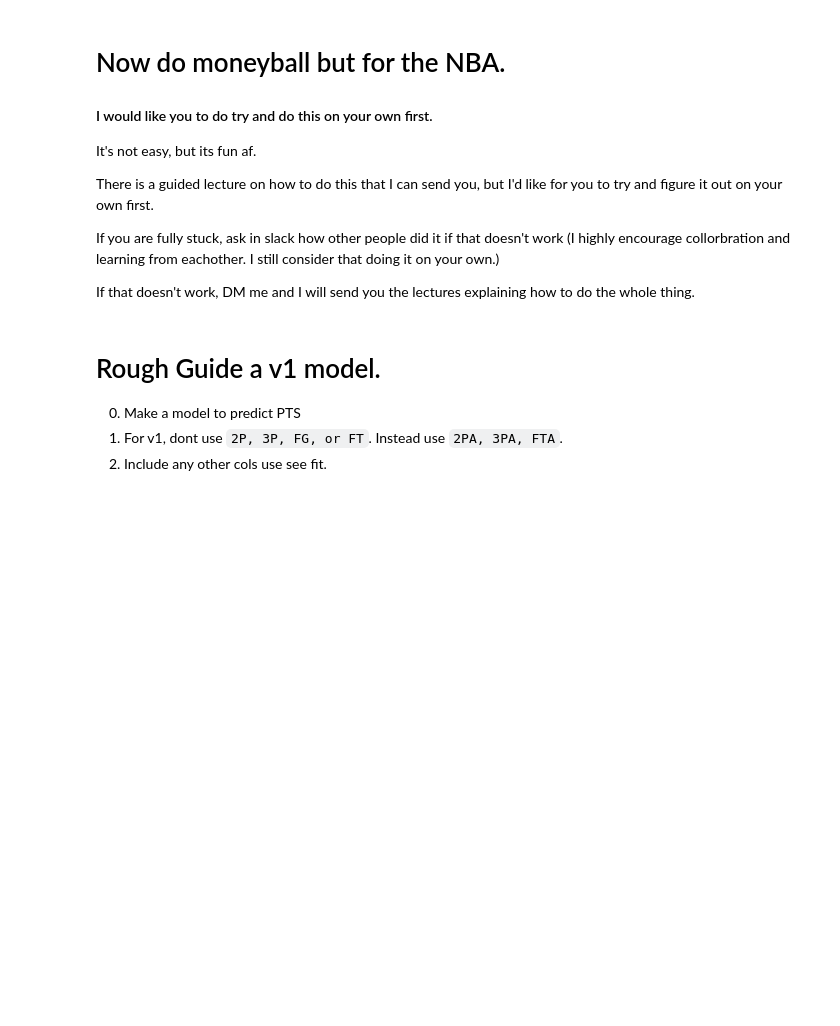
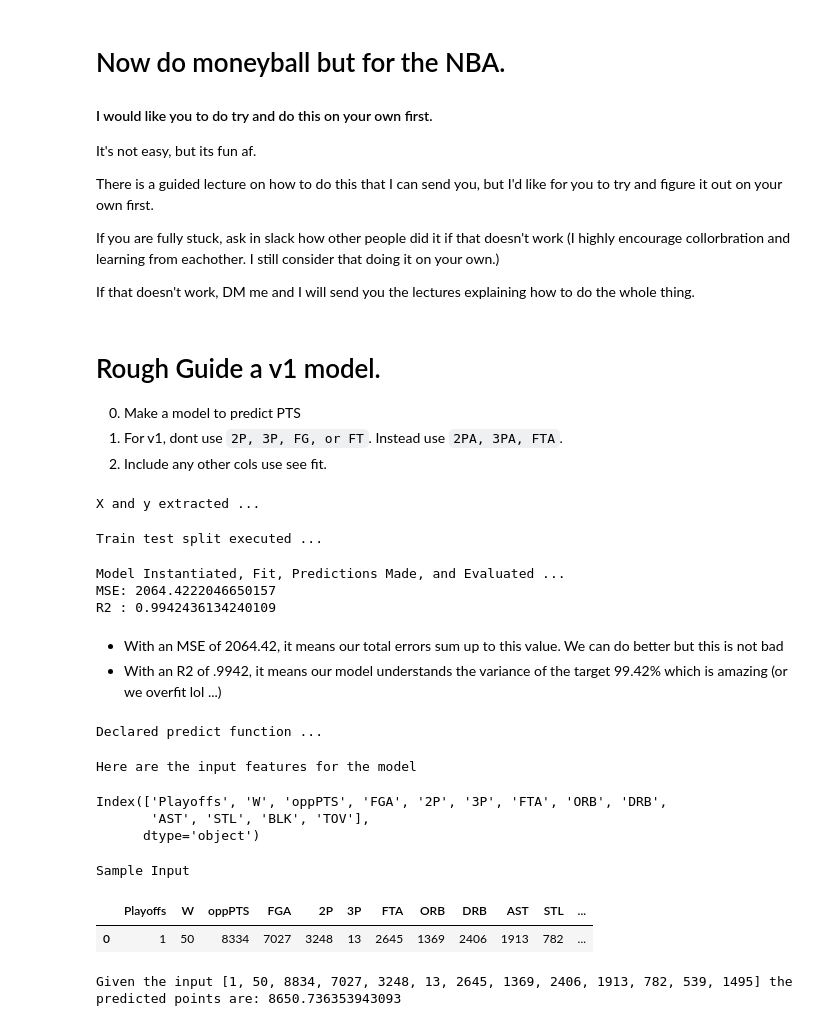
Before and after one commit to floresloyd/2024-DS-Tue, a Jupyter notebook: Week-07-Regression/Exercise-Regression-LF.ipynb, the cells around one changed output. Saved outputs shown, nothing was run; the diff lists cells and outputs as text; code cells hidden in the pictures; blank space fills up the shorter version.

```diff
--- a/Week-07-Regression/Exercise-Regression-LF.ipynb
+++ b/Week-07-Regression/Exercise-Regression-LF.ipynb
@@ -179,3 +205,80 @@ If that doesn't work, DM me and I will send you the lectures explaining how to d
 0. Make a model to predict PTS
 0. For v1, dont use `2P, 3P, FG, or FT`.  Instead use `2PA, 3PA, FTA`.
 0. Include any other cols use see fit.
+# %%
+to_drop = ['SeasonEnd', 'Team', 'FG', '2PA', '3PA', 'FT']
+df_for_v1 = df.copy()
+df_for_v1.drop(columns=to_drop, inplace=True)
+# %%
+# Since we need to predict points, We will need to make it our target. Every other column will be a feature to predict PTS
+y = df_for_v1['PTS']
+X = df_for_v1.drop(columns='PTS')
+print("X and y extracted ...")
+# %% [output]
+X and y extracted ...
+# %%
+# Split the data into training and testing sets
+X_train, X_test, y_train, y_test = train_test_split(X, y, test_size=0.2, random_state=42)
+print("Train test split executed ...")
+# %% [output]
+Train test split executed ...
+# %%
+# Initialize the LR model
+v1_model = LinearRegression()
+
+# Fit/train
+v1_model.fit(X_train, y_train)
+
+# Predict on Test set
+y_pred = v1_model.predict(X_test)
+
+# Evaluate model
+v1_mse = mean_squared_error(y_test, y_pred)
+v1_rsquared = v1_model.score(X_test, y_test)
+
+print("Model Instantiated, Fit, Predictions Made, and Evaluated ...")
+print(f"MSE: {v1_mse}")
+print(f"R2 : {v1_rsquared}")
+# %% [output]
+Model Instantiated, Fit, Predictions Made, and Evaluated ...
+MSE: 2064.4222046650157
+R2 : 0.9942436134240109
+# %% [markdown]
+- With an MSE of 2064.42, it means our total errors sum up to this value. We can do better but this is not bad
+- With an R2 of .9942, it means our model understands the variance of the target 99.42% which is amazing (or we overfit lol ...)
+# %%
+# Turn the model into something we can use to predict points
+
+def predict_points(model, input_data):
+    # Ensure that the input data has the same
+    input_array = np.array(input_data).reshape(1, -1) # ensure that it is 2d to satisfy sci-kit learn
+
+    # Make prediction given your values
+    predicted_points = model.predict(input_array)
+
+    return predicted_points[0]
+
+print("Declared predict function ...")
+# %% [output]
+Declared predict function ...
+# %%
+print("Here are the input features for the model")
+X.columns
+# %% [output]
+Here are the input features for the model
+Index(['Playoffs', 'W', 'oppPTS', 'FGA', '2P', '3P', 'FTA', 'ORB', 'DRB',
+       'AST', 'STL', 'BLK', 'TOV'],
+      dtype='object')
+# %%
+print("Sample Input")
+X.head(1)
+# %% [output]
+Sample Input
+|  | Playoffs | W | oppPTS | FGA | 2P | 3P | FTA | ORB | DRB | AST | STL | ... |
+| 0 | 1 | 50 | 8334 | 7027 | 3248 | 13 | 2645 | 1369 | 2406 | 1913 | 782 | ... |
+# %%
+input_data = [1, 50, 8834, 7027, 3248, 13, 2645, 1369, 2406, 1913, 782, 539, 1495]
+predicted_points = predict_points(v1_model, input_data)
+print(f"Given the input {input_data} the predicted points are: {predicted_points}")
+# %% [output]
+Given the input [1, 50, 8834, 7027, 3248, 13, 2645, 1369, 2406, 1913, 782, 539, 1495] the predicted points are: 8650.736353943093
```
Also changed, not shown: parts of 8 cells of this notebook.
